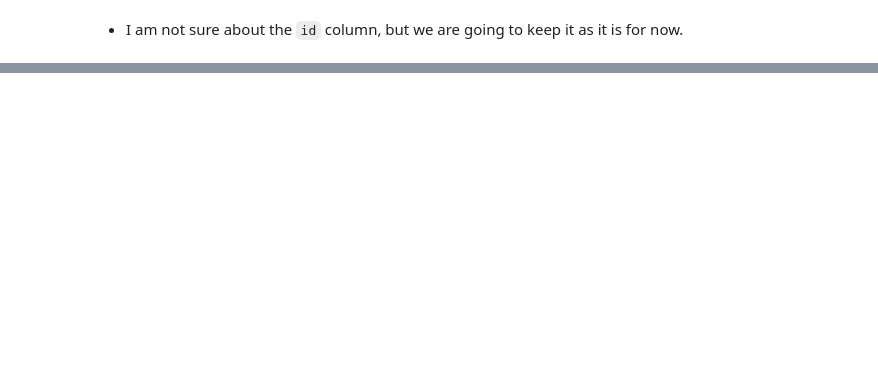
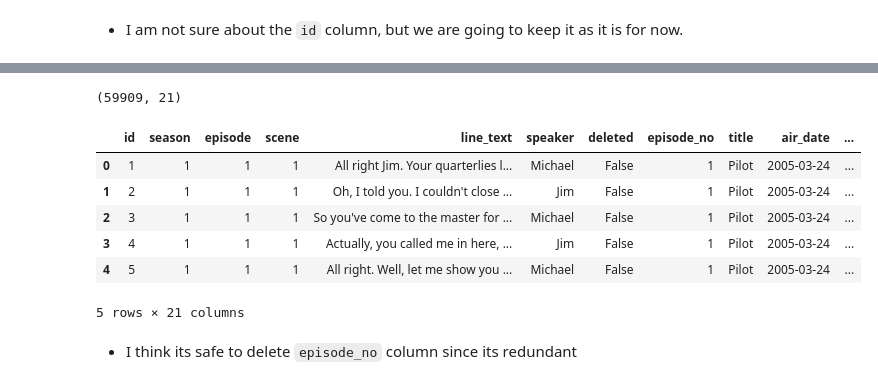
Before and after one commit to gaurangdave/DunderBot, a Jupyter notebook: notebooks/00_generate_data.ipynb, the cells around one changed output, grey strips where cells are left out. Cells and saved outputs as stored; diff of their text form; code cells hidden in the pictures; blank space fills up the shorter version.

```diff
--- a/notebooks/00_generate_data.ipynb
+++ b/notebooks/00_generate_data.ipynb
@@ -103,0 +133,16 @@ lines.to_csv(Path(data_path,"lines.csv"), index=False)
+# %%
+merged_data.shape
+# %% [output]
+(59909, 21)
+# %%
+merged_data.head()
+# %% [output]
+|  | id | season | episode | scene | line_text | speaker | deleted | episode_no | title | air_date | ... |
+| 0 | 1 | 1 | 1 | 1 | All right Jim. Your quarterlies l... | Michael | False | 1 | Pilot | 2005-03-24 | ... |
+| 1 | 2 | 1 | 1 | 1 | Oh, I told you. I couldn't close ... | Jim | False | 1 | Pilot | 2005-03-24 | ... |
+| 2 | 3 | 1 | 1 | 1 | So you've come to the master for ... | Michael | False | 1 | Pilot | 2005-03-24 | ... |
+| 3 | 4 | 1 | 1 | 1 | Actually, you called me in here, ... | Jim | False | 1 | Pilot | 2005-03-24 | ... |
+| 4 | 5 | 1 | 1 | 1 | All right. Well, let me show you ... | Michael | False | 1 | Pilot | 2005-03-24 | ... |
+5 rows × 21 columns
+# %% [markdown]
+* I think its safe to delete `episode_no` column since its redundant
```
Also changed, not shown: parts of 13 cells of this notebook, 1 other file.
